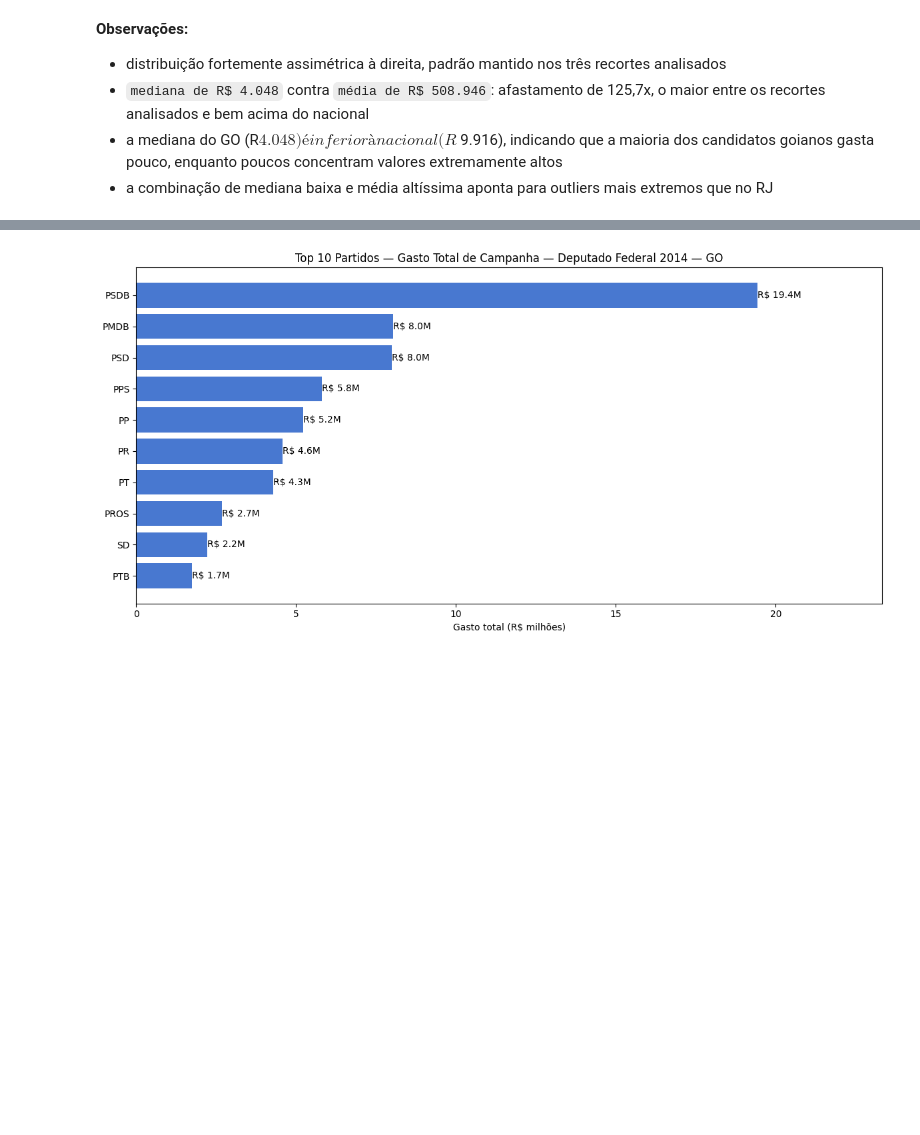
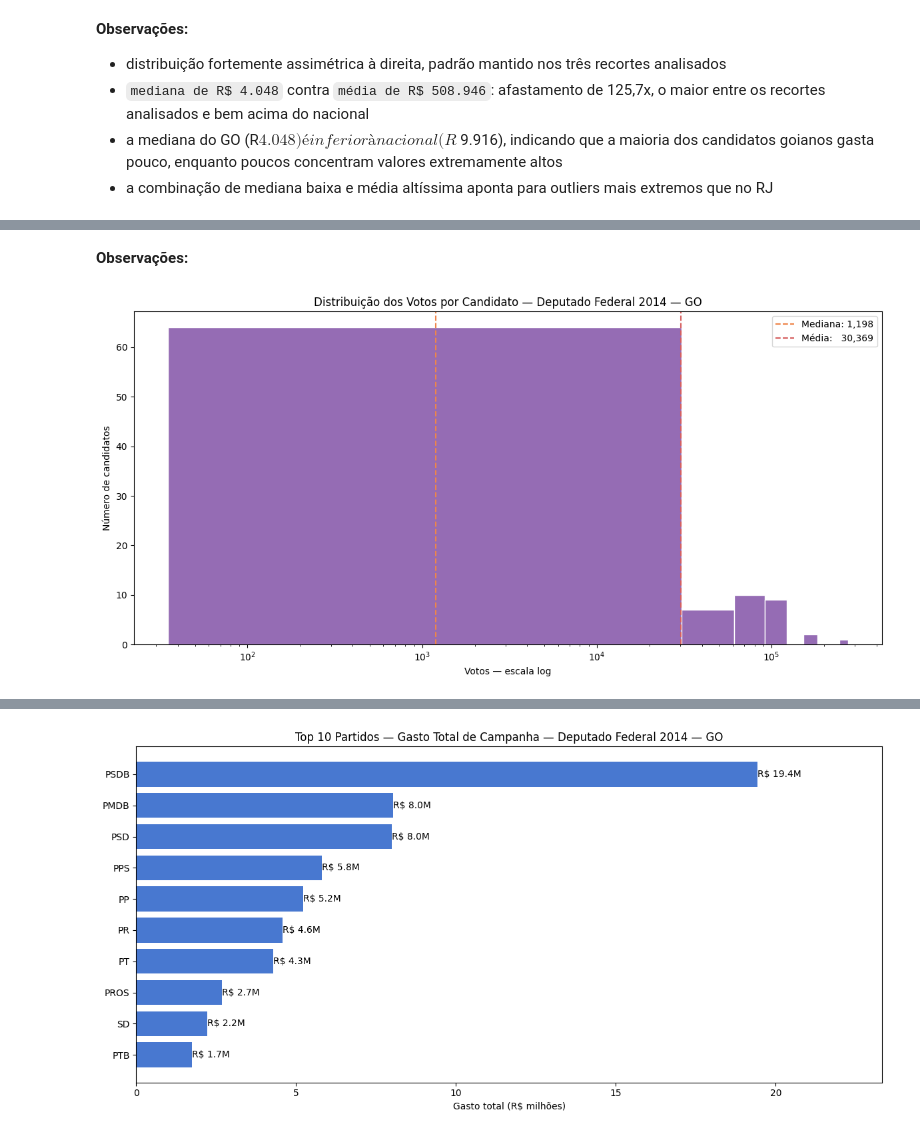
Before and after one commit to heitorctmba/MBA-01-estatistica-projeto_final, a Jupyter notebook: elections.ipynb, the cells around one changed output, grey strips where cells are left out. Cells and saved outputs as stored; diff of their text form; code cells hidden in the pictures; blank space fills up the shorter version.

```diff
--- a/elections.ipynb
+++ b/elections.ipynb
@@ -1330,0 +1483,27 @@ plt.show()
+# %% [markdown]
+**Observações:**
+# %%
+fig, ax = plt.subplots(figsize=FIGSIZE)
+ax.hist(votos_go, bins=n_bins_votos_go, color=CORES[4], edgecolor="white")
+ax.set_xscale("log")
+ax.set_xlabel("Votos — escala log")
+ax.set_ylabel("Número de candidatos")
+ax.set_title("Distribuição dos Votos por Candidato — Deputado Federal 2014 — GO")
+ax.axvline(
+    votos_go.median(),
+    color=CORES[1],
+    linestyle="--",
+    label=f"Mediana: {votos_go.median():,.0f}",
+)
+ax.axvline(
+    votos_go.mean(),
+    color=CORES[3],
+    linestyle="--",
+    label=f"Média:   {votos_go.mean():,.0f}",
+)
+ax.legend()
+plt.tight_layout()
+plt.savefig("assets/go_distribuicao_votos.png")
+plt.show()
+# %% [output]
+[figure, added]
```
Also changed, not shown: parts of 57 cells of this notebook, 6 other files.
